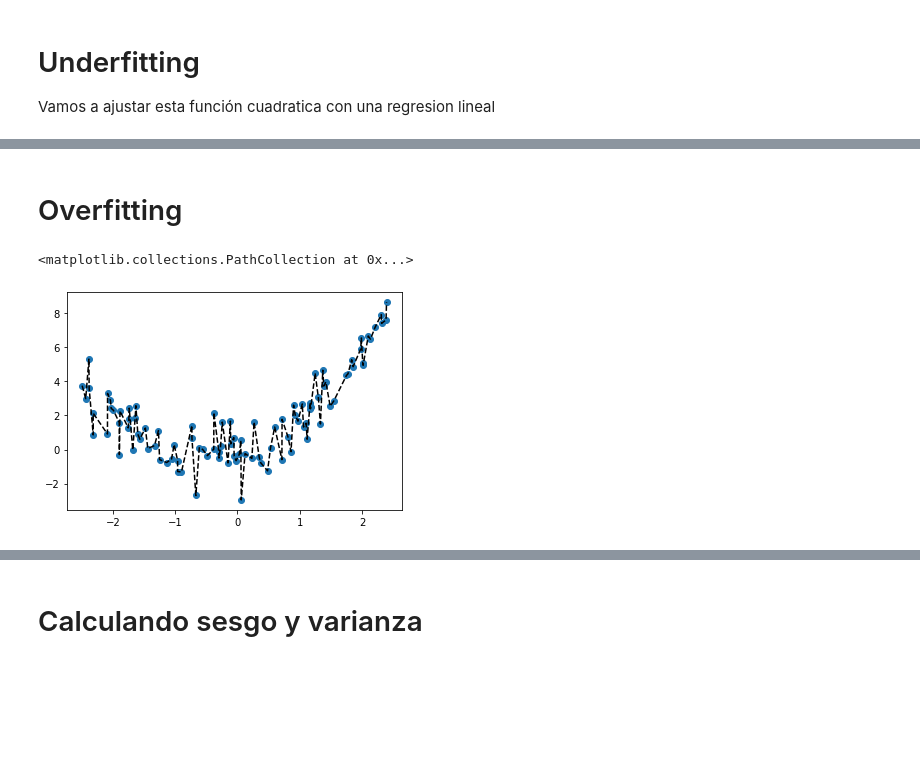
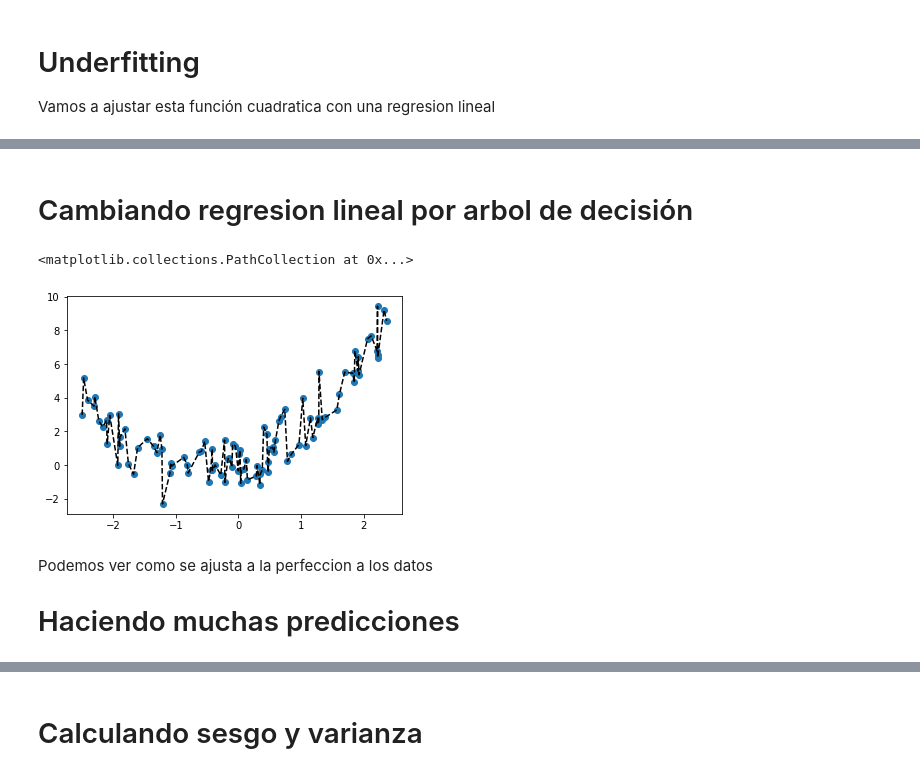
Before and after one commit to elsonidoq/machine_learning_practico, a Jupyter notebook: notebooks/practico-2/bias-variance-underfitting-overfitting.ipynb, the cells around one changed output, grey strips where cells are left out. Drawn from its saved outputs; the diff is of its cells as text; code cells hidden in the pictures; blank space fills up the shorter version.

Commit message:
bias variance underfitting y overfitting

```diff
--- a/notebooks/practico-2/bias-variance-underfitting-overfitting.ipynb
+++ b/notebooks/practico-2/bias-variance-underfitting-overfitting.ipynb
@@ -60,16 +66,19 @@ plt.scatter(X, y)
-# %% [markdown]
-# Overfitting
+# %% [markdown]
+# Cambiando regresion lineal por arbol de decisión
 # %%
 from sklearn.tree import DecisionTreeRegressor
 
-X_train, y_train = sample_data(100, x_matrix=True)
-lr = DecisionTreeRegressor().fit(X_train, y_train)
+lr = DecisionTreeRegressor().fit(X, y)
 
-plt.plot(X_train, lr.predict(X_train), '--k')
-plt.scatter(X_train, y_train)
+plt.plot(X, lr.predict(X), '--k')
+plt.scatter(X, y)
 # %% [output]
 <matplotlib.collections.PathCollection at 0x...>
-[figure, old version]
+[figure, new version]
+# %% [markdown]
+Podemos ver como se ajusta a la perfeccion a los datos
+
+# Haciendo muchas predicciones
 # %%
 ys = sample_predictions(DecisionTreeRegressor(), X)
 plt.plot(X, ys.T, color='k', alpha=0.05);
```
Also changed, not shown: parts of 18 cells of this notebook.
